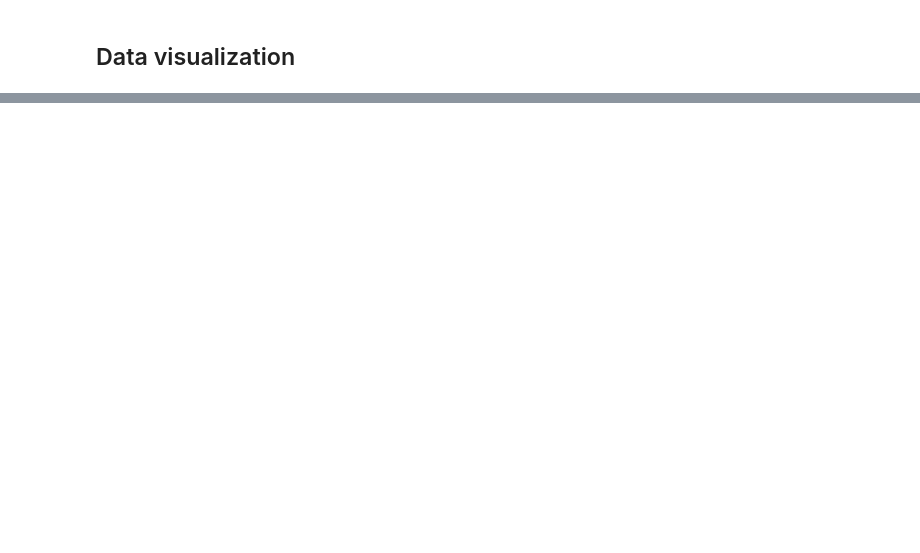
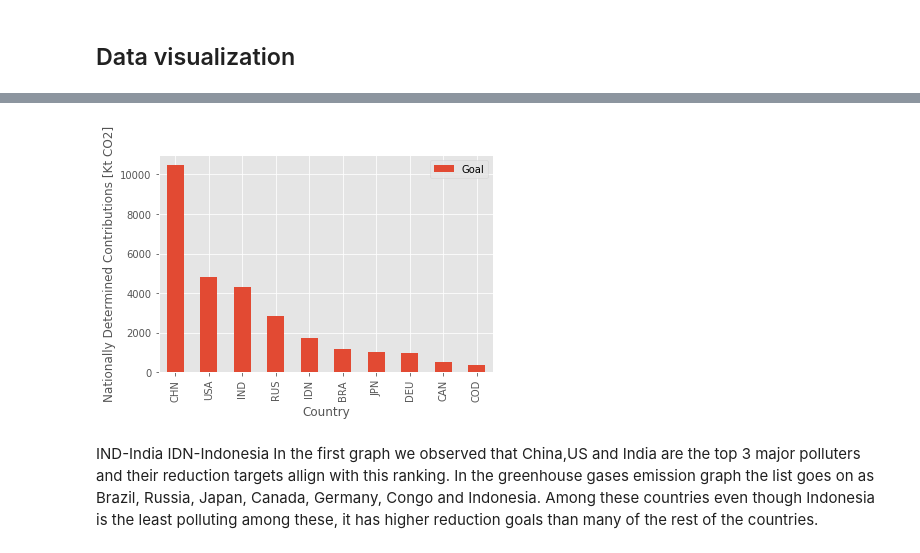
Before and after one commit to jasonrwang/ghg_analytics, a Jupyter notebook: ghg_analytics.ipynb, the cells around one changed output, grey strips where cells are left out. Drawn from its saved outputs; the diff is of its cells as text; code cells hidden in the pictures; blank space fills up the shorter version.

```diff
--- a/ghg_analytics.ipynb
+++ b/ghg_analytics.ipynb
@@ -78,0 +150,12 @@ Text(0,0.5,'GreenHouse Emission [Kt CO2]')
+# %%
+rangedIndices = NDCsDf[NDCsDf['Range'] == 'Yes'].index
+
+# Note that each range is a pair
+# Is there a non-for loop method to do this?
+for i in range(0,len(rangedIndices)-1,2):
+    NDCsDf.loc[rangedIndices[i],'Value'] = (
+        (NDCsDf['Value'][rangedIndices[i]] + NDCsDf['Value'][rangedIndices[i+1]])/2
+    )
+
+# Drop the column 'Range', since it is not really needed anymore.
+NDCsDf = NDCsDf.drop(labels=rangedIndices[1::2], axis=0).drop(labels='Range', axis=1)
@@ -78,0 +166,12 @@ Text(0,0.5,'GreenHouse Emission [Kt CO2]')
+# %%
+NDC_byCountry = []
+
+for i in NDCsDf['ISO'].unique():
+    NDC_byCountry.append(NDCsDf[NDCsDf['ISO']==i]['Value'].min() )
+# %%
+d = {
+    'Country': NDCsDf['ISO'].unique(),
+    'Goal':    NDC_byCountry
+}
+
+NDCs_clean = pd.DataFrame(d)
@@ -78,0 +208,25 @@ Text(0,0.5,'GreenHouse Emission [Kt CO2]')
+# %%
+#Greenhouse reductions by countries according to their NDCs. Data is already converted to mtCO2e. Countries have different goals
+#in terms of which year they are based on and which year they aim also unconditional and conditional goals. Here the goals are
+#not based on year target but the minimum goal of each country is choosen??
+
+#See if the ones who are most polluting also have the highest reduction aim
+
+GreenhouseGasesTop10Emitters
+
+NDCsTop10 = NDCs_clean[NDCs_clean["Country"].apply(lambda x: True if x in GreenhouseGasesTop10Emitters["Country Code"].values else False)]
+
+NDCsTop10
+
+NDCsTop10= NDCsTop10.sort_values(by="Goal", ascending=False)
+
+NDCsTop10.plot(x = "Country", kind="bar")
+
+plt.ylabel("Nationally Determined Contributions [Kt CO2]")
+plt.show()
+# %% [output]
+[figure, added]
+# %% [markdown]
+IND-India
+IDN-Indonesia
+In the first graph we observed that China,US and India are the top 3 major polluters and their reduction targets allign with this ranking. In the greenhouse gases emission graph the list goes on as Brazil, Russia, Japan, Canada, Germany, Congo and Indonesia. Among these countries even though Indonesia is the least polluting among these, it has higher reduction goals than many of the rest of the countries.
```
Also changed, not shown: parts of 13 cells of this notebook.
